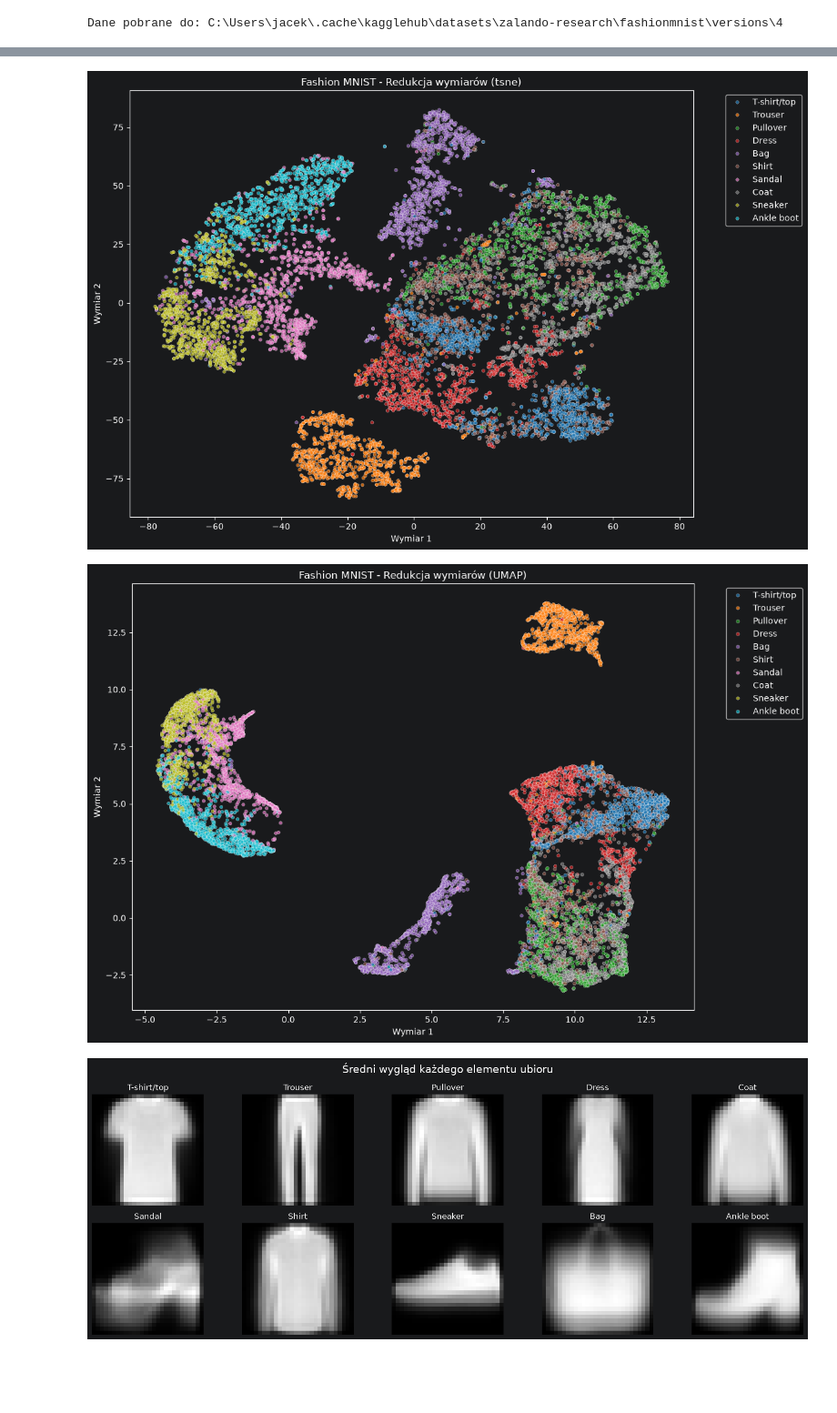
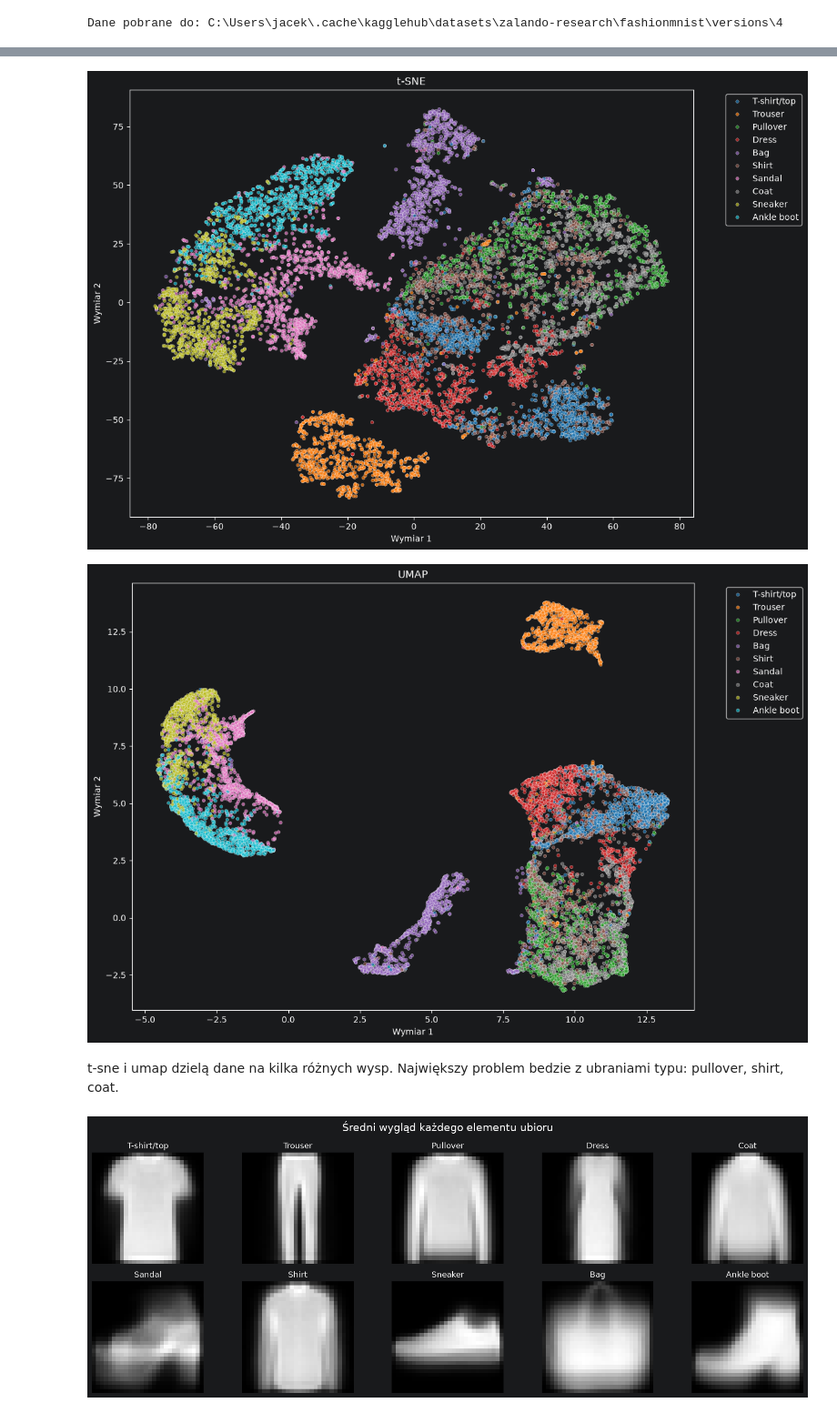
Before and after one commit to stumilowy/axion-challenge, a Jupyter notebook: challenge1/eda.ipynb, the cells around one changed output, grey strips where cells are left out. Shown at 91% size. Saved outputs shown, nothing was run; the diff lists cells and outputs as text; code cells hidden in the pictures; blank space fills up the shorter version.

```diff
--- a/challenge1/eda.ipynb
+++ b/challenge1/eda.ipynb
@@ -66,53 +47,17 @@ plt.show()
 # %%
 tsne = TSNE(n_components=2, perplexity=30.0, random_state=42)
-dane_tsne = tsne.fit_transform(df_pixel_only)
+tsne_data = tsne.fit_transform(df_pixel_only)
 
-df_chart = pd.DataFrame(dane_tsne, columns=['Wymiar 1', 'Wymiar 2'])
-df_chart['label'] = labels.map(clothes_dict)
-
-plt.figure(figsize=(12, 8))
-
-sns.scatterplot(
-    x='Wymiar 1',
-    y='Wymiar 2',
-    hue='label',
-    palette='tab10',
-    data=df_chart,
-    alpha=0.7,
-    s=15
-)
-
-plt.legend(bbox_to_anchor=(1.05, 1), loc='upper left')
-plt.title('Fashion MNIST - Redukcja wymiarów (tsne)')
-plt.tight_layout()
-plt.show()
+generate_plot(tsne_data, mapped_labels, 't-SNE')
 # %% [output]
-[figure, old version]
+[figure, new version]
 # %%
 reducer = umap.UMAP(n_components=2, random_state=42)
+umap_data = reducer.fit_transform(df_pixel_only)
 
-dane_umap = reducer.fit_transform(df_pixel_only)
-
-df_chart_umap = pd.DataFrame(dane_umap, columns=['Wymiar 1', 'Wymiar 2'])
-
-df_chart_umap['label'] = labels.map(clothes_dict).values
-
-plt.figure(figsize=(12, 8))
-
-sns.scatterplot(
-    x='Wymiar 1',
-    y='Wymiar 2',
-    hue='label',
-    palette='tab10',
-    data=df_chart_umap,
-    alpha=0.7,
-    s=15
-)
-
-plt.legend(bbox_to_anchor=(1.05, 1), loc='upper left')
-plt.title('Fashion MNIST - Redukcja wymiarów (UMAP)')
-plt.tight_layout()
-plt.show()
+generate_plot(umap_data,mapped_labels,'UMAP')
 # %% [output]
-[figure, old version]
+[figure, new version]
+# %% [markdown]
+t-sne i umap dzielą dane na kilka różnych wysp. Największy problem bedzie z ubraniami typu: pullover, shirt, coat.
 # %%
```
Also changed, not shown: parts of 6 cells of this notebook, 1 other file.
